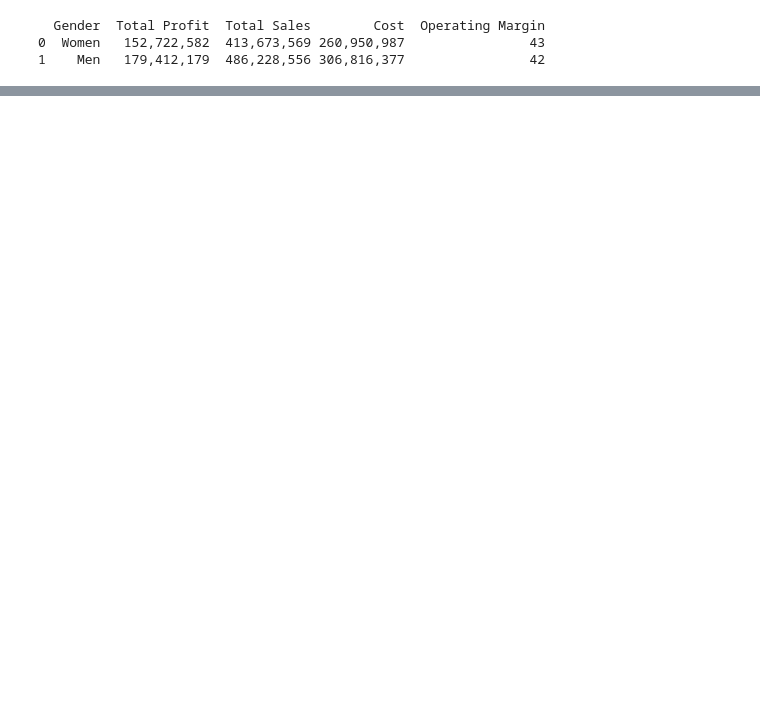
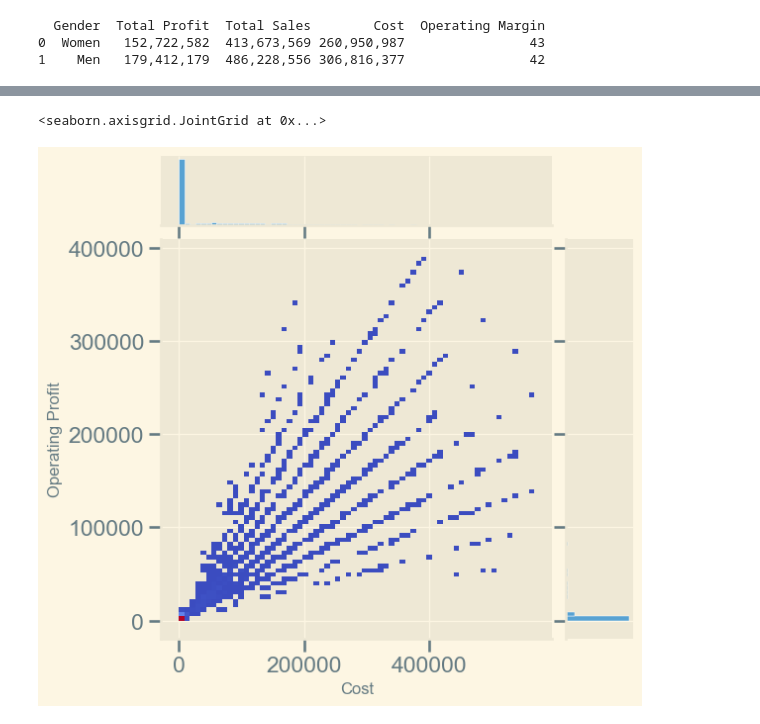
Before and after one commit to jaydenooi28/panda2, a Jupyter notebook: PandaTut.ipynb, the cells around one changed output, grey strips where cells are left out. Saved outputs shown, nothing was run; the diff lists cells and outputs as text; code cells hidden in the pictures; blank space fills up the shorter version.

```diff
--- a/PandaTut.ipynb
+++ b/PandaTut.ipynb
@@ -884,0 +895,7 @@ sns.jointplot(x="Total Sales",y="Cost",data=df_clean, kind="reg")
+# %%
+sns.set_theme(style="ticks", context="talk")
+plt.style.use("Solarize_Light2")
+sns.jointplot(x="Cost",y="Operating Profit",data=df_clean, kind="hist",cmap="coolwarm")
+# %% [output]
+<seaborn.axisgrid.JointGrid at 0x...>
+[figure, added]
```
Also changed, not shown: parts of 8 cells of this notebook.
